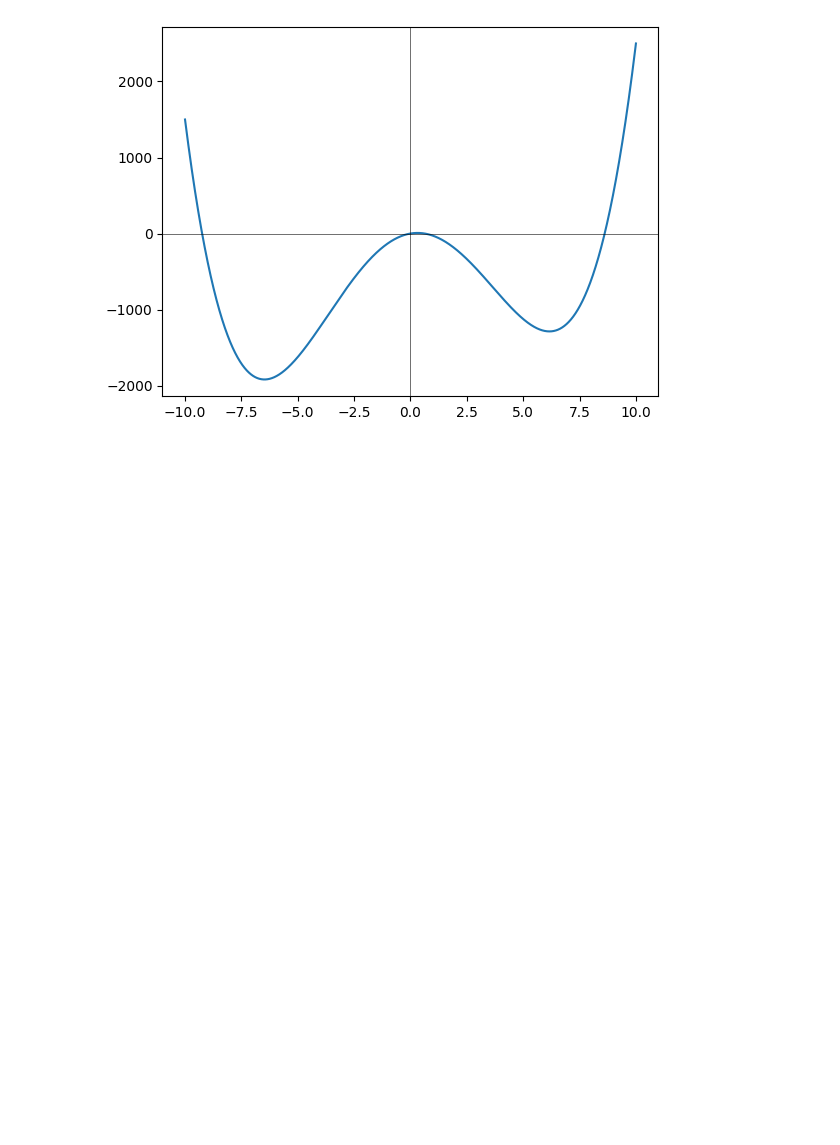
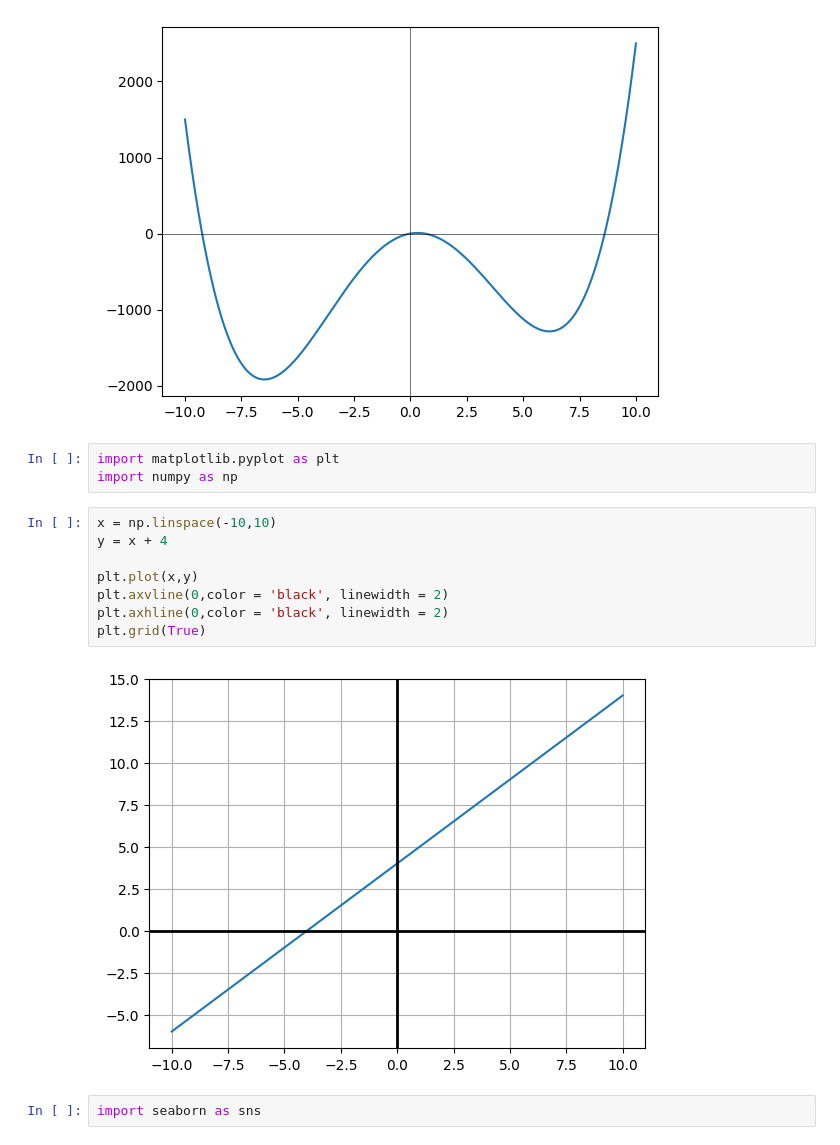
Before and after one commit to noorhzrh/Daily-Practice, a Jupyter notebook: Day 14- Calculus/inclass slope and derivative.ipynb, the cells around one changed output. Cells and saved outputs as stored; diff of their text form; blank space fills up the shorter version.

```diff
--- a/Day 14- Calculus/inclass slop and derivative.ipynb
+++ b/Day 14- Calculus/inclass slope and derivative.ipynb
@@ -165,3 +165,18 @@ plt.axhline(0, color = "black", linewidth = 0.4)
 # %% [output]
 <matplotlib.lines.Line2D at 0x...>
 [figure]
+# %%
+import matplotlib.pyplot as plt
+import numpy as np
+# %%
+x = np.linspace(-10,10)
+y = x + 4
+
+plt.plot(x,y)
+plt.axvline(0,color = 'black', linewidth = 2)
+plt.axhline(0,color = 'black', linewidth = 2)
+plt.grid(True)
+# %% [output]
+[figure, added]
+# %%
+import seaborn as sns
```
Also changed, not shown: parts of 3 cells of this notebook, 2 other files.
